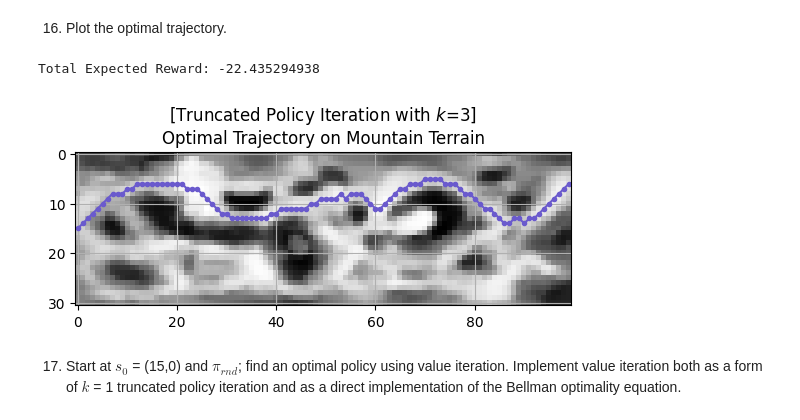
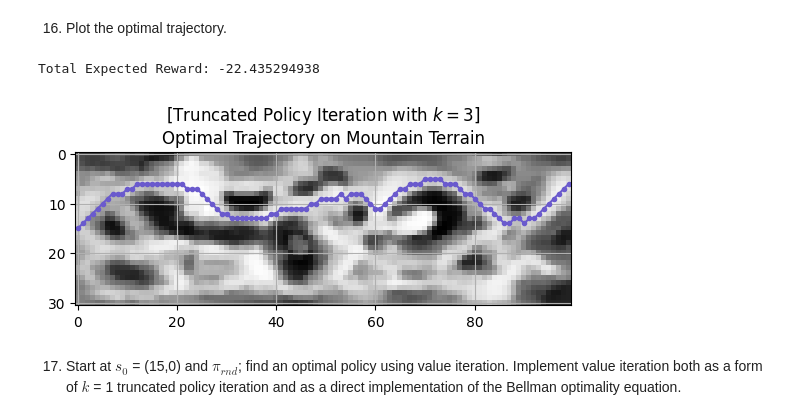
Before and after one commit to kuimetra/reinforcement_learning, a Jupyter notebook: problem_set2/main.ipynb, the cells around one changed output. Saved outputs shown, nothing was run; the diff lists cells and outputs as text; code cells hidden in the pictures.

```diff
--- a/problem_set2/main.ipynb
+++ b/problem_set2/main.ipynb
@@ -15,19 +15,17 @@ def policy_evaluation(env, policy, V, gamma=1, eps=1e-5, order="rtl", k=None):
         V: The initial state-value function.
         gamma: Discount factor.
         eps: Threshold for stopping the evaluation.
-        order: Order in which to update the states.
+        order: Order in which to update the states. Default is 'rtl' (right-to-left).
         k: Number of sweeps for policy evaluation. If None, evaluation continues until convergence.
 
     Returns:
         State-value function.
     """
-
     iteration_count = 0
     while k is None or k > 0:
         delta = 0
         states = [(i, j) for i in range(31) for j in range(100)]
         if order == "rtl":
-            # states = [(i, j) for i in range(31) for j in range(99, -1, -1)]
             states.reverse()
 
         for state in states:
@@ -267,7 +263,7 @@ Total Expected Reward: -22.435294938
     (i) $k$ = 3 steps of policy evaluation; and,
     (ii) policy improvement.
 # %%
-def truncated_policy_iteration(env, gamma=1, k=3):
+def truncated_policy_iteration(env, k, gamma=1):
     """
     Perform truncated policy iteration on an environment.
 
@@ -321,10 +317,10 @@ optimal_truncated3_policy = truncated_policy_iteration(env, k=3)
 16. Plot the optimal trajectory.
 # %%
 plot_trajectory(env, optimal_truncated3_policy, initial_state,
-                "[Truncated Policy Iteration with $k$=3]\nOptimal Trajectory on Mountain Terrain")
+                "[Truncated Policy Iteration with $k=3$]\nOptimal Trajectory on Mountain Terrain")
 # %% [output]
 Total Expected Reward: -22.435294938
-[figure, old version]
+[figure, new version]
 # %% [markdown]
 17. Start at $s_0$ = (15,0) and $\pi_{rnd}$; find an optimal policy using value iteration. Implement value iteration both as a form of $k$ = 1
 truncated policy iteration and as a direct implementation of the Bellman optimality equation.
```
Also changed, not shown: parts of 7 cells of this notebook.
